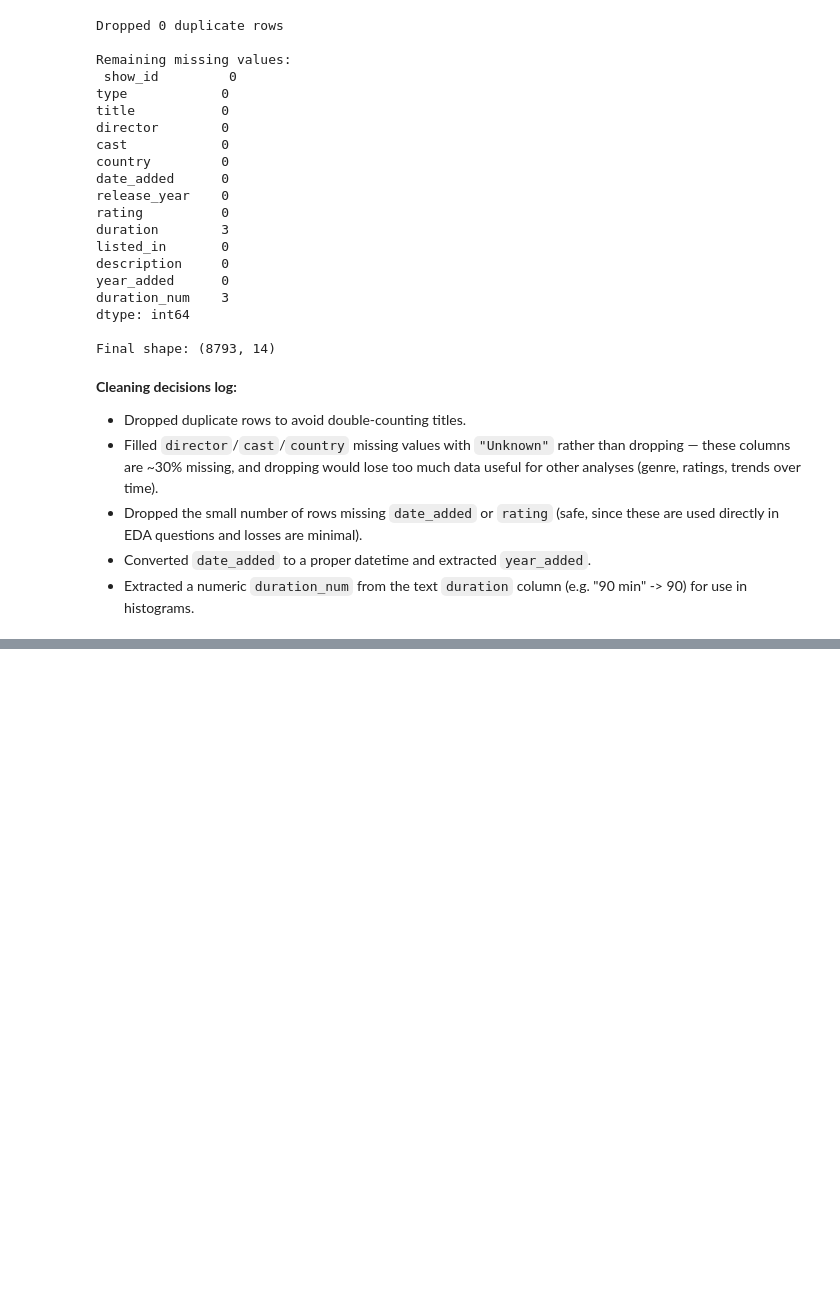
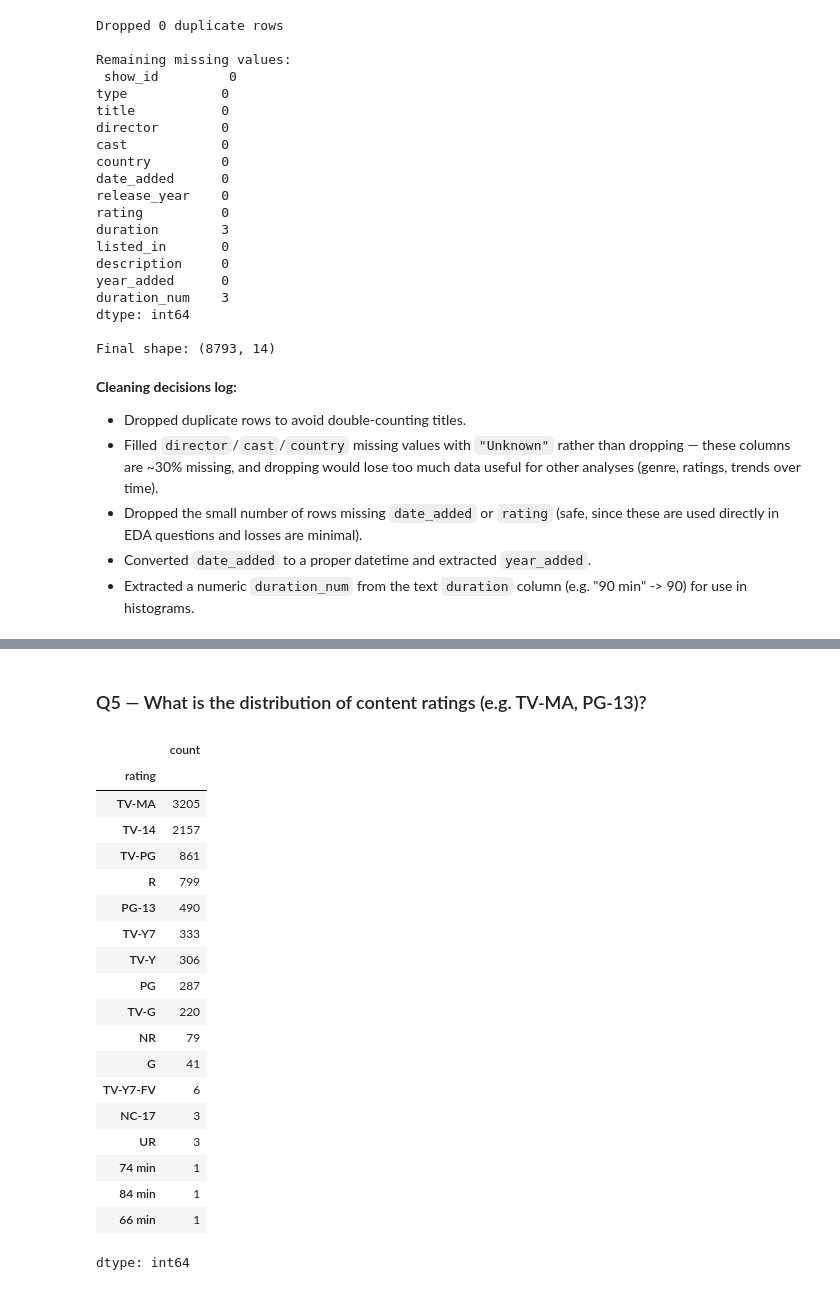
Before and after one commit to raaghuno18-spec/Netflix-EDA-project, a Jupyter notebook: notebooks/Netflix_EDA_Project1.ipynb, the cells around one changed output, grey strips where cells are left out. Drawn from its saved outputs; the diff is of its cells as text; code cells hidden in the pictures; blank space fills up the shorter version.

```diff
--- a/notebooks/Netflix_EDA_Project1.ipynb
+++ b/notebooks/Netflix_EDA_Project1.ipynb
@@ -161,0 +251,26 @@ Final shape: (8793, 14)
+# %% [markdown]
+### Q5 — What is the distribution of content ratings (e.g. TV-MA, PG-13)?
+# %%
+rating_summary = df_clean["rating"].value_counts()
+rating_summary
+# %% [output]
+|  | count |
+| rating |  |
+| TV-MA | 3205 |
+| TV-14 | 2157 |
+| TV-PG | 861 |
+| R | 799 |
+| PG-13 | 490 |
+| TV-Y7 | 333 |
+| TV-Y | 306 |
+| PG | 287 |
+| TV-G | 220 |
+| NR | 79 |
+| G | 41 |
+| TV-Y7-FV | 6 |
+| NC-17 | 3 |
+| UR | 3 |
+| 74 min | 1 |
+| 84 min | 1 |
+| 66 min | 1 |
+dtype: int64
```
Also changed, not shown: parts of 9 cells of this notebook.
